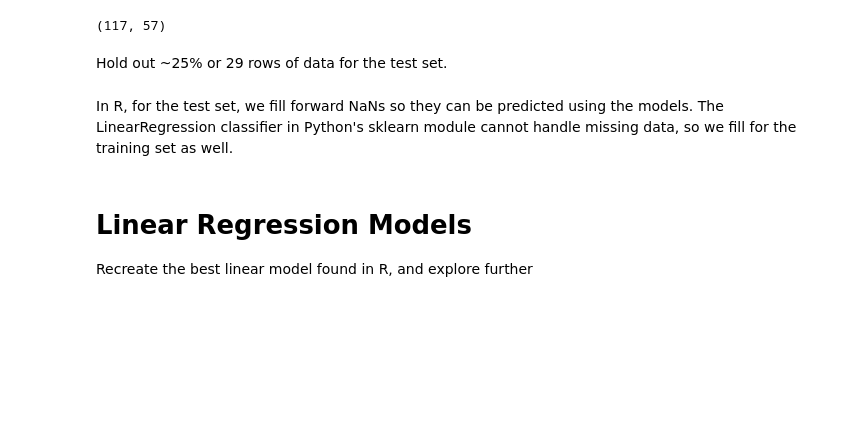
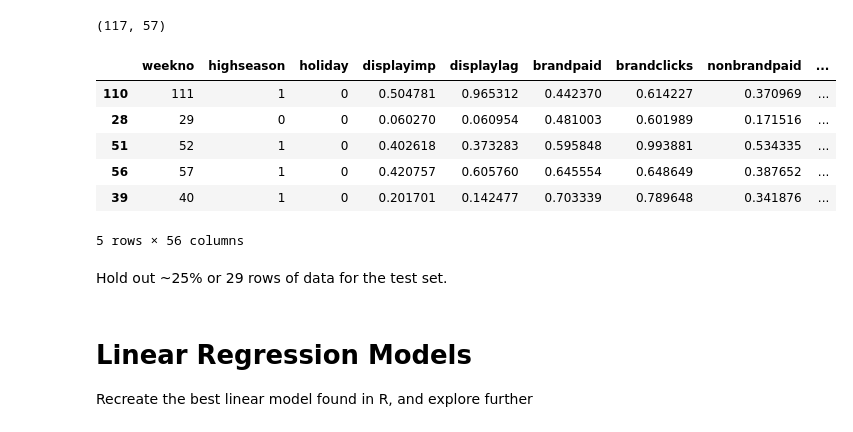
Before and after one commit to damiansp/nuggets, a Jupyter notebook: ML_nuggets.ipynb, the cells around one changed output. Drawn from its saved outputs; the diff is of its cells as text; code cells hidden in the pictures; blank space fills up the shorter version.

```diff
--- a/ML_nuggets.ipynb
+++ b/ML_nuggets.ipynb
@@ -102,5 +106,23 @@ df['Twpostimp'].plot();
 df.shape
 # %% [output]
 (117, 57)
+# %%
+X = df.ix[:, 1:58]
+y = df.ix[:, 0]
+
+# Now split each into testing and training sets
+# Ideally, we would stratify the data, but there are too few data in this
+# sample
+X_train, X_test, y_train, y_test = train_test_split(
+    X, y, test_size = 0.25, random_state = 11)
+X_train.head()
+# %% [output]
+|  | weekno | highseason | holiday | displayimp | displaylag | brandpaid | brandclicks | nonbrandpaid | ... |
+| 110 | 111 | 1 | 0 | 0.504781 | 0.965312 | 0.442370 | 0.614227 | 0.370969 | ... |
+| 28 | 29 | 0 | 0 | 0.060270 | 0.060954 | 0.481003 | 0.601989 | 0.171516 | ... |
+| 51 | 52 | 1 | 0 | 0.402618 | 0.373283 | 0.595848 | 0.993881 | 0.534335 | ... |
+| 56 | 57 | 1 | 0 | 0.420757 | 0.605760 | 0.645554 | 0.648649 | 0.387652 | ... |
+| 39 | 40 | 1 | 0 | 0.201701 | 0.142477 | 0.703339 | 0.789648 | 0.341876 | ... |
+5 rows × 56 columns
 # %% [markdown]
 Hold out ~25% or 29 rows of data for the test set.
@@ -117,5 +129,3 @@ X_train, X_test, y_train, y_test = train_test_split(
-# %% [markdown]
-In R, for the test set, we fill forward NaNs so they can be predicted using the models. The LinearRegression classifier in Python's sklearn module cannot handle missing data, so we fill for the training set as well.
 # %% [markdown]
 # Linear Regression Models
 Recreate the best linear model found in R, and explore further
```
Also changed, not shown: parts of 29 cells of this notebook.
